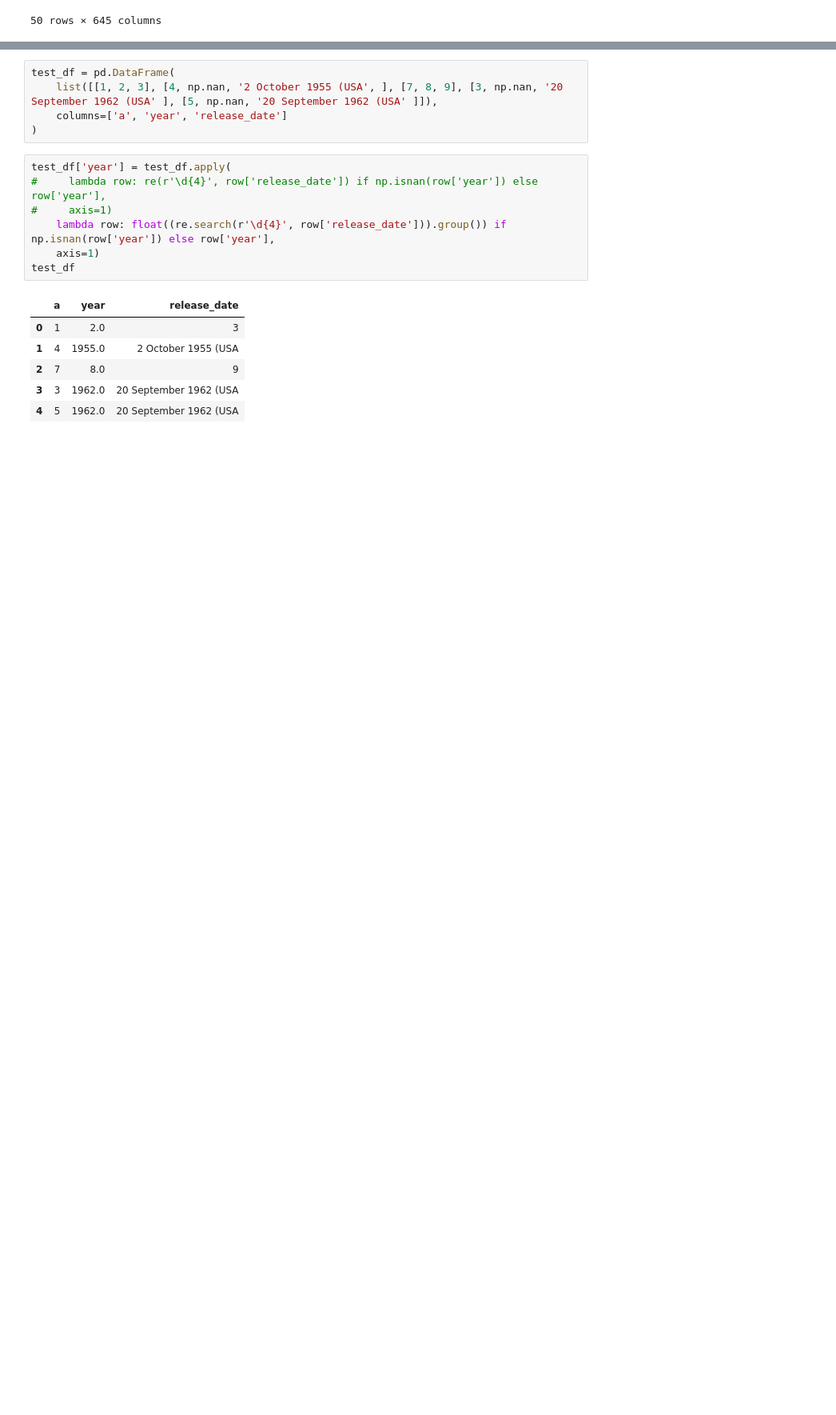
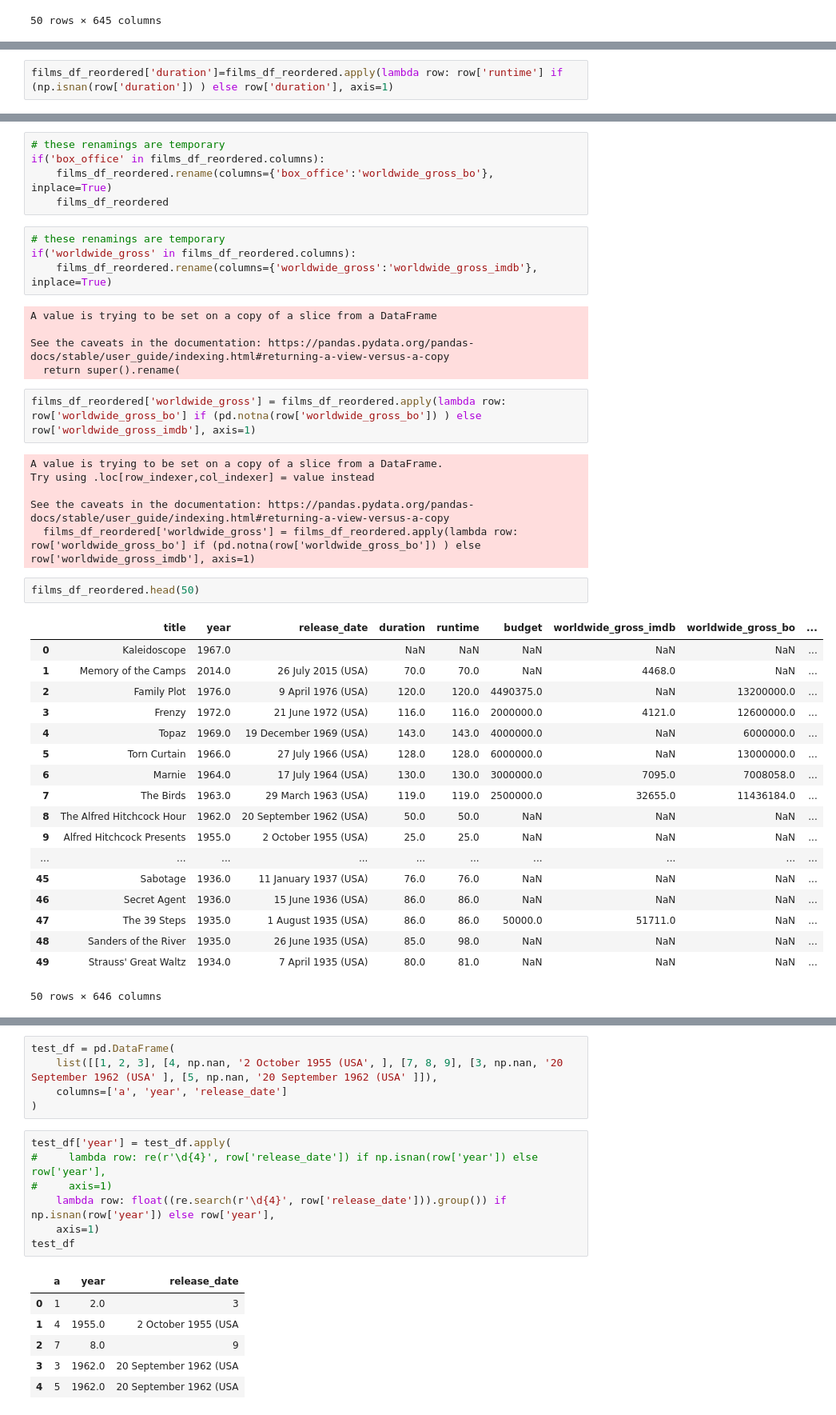
Before and after one commit to jmailman/scrape_flix, a Jupyter notebook: film_directors_streamlined.ipynb, the cells around one changed output, grey strips where cells are left out. Shown: that part at 80% size. Drawn from its saved outputs; the diff is of its cells as text; blank space fills up the shorter version.

Commit message:
cleans _duration_ column, _worldwide_gross_ column, and reorders columns

```diff
--- a/film_directors_streamlined.ipynb
+++ b/film_directors_streamlined.ipynb
@@ -564,0 +567,2 @@ films_df_reordered.tail(50)
+# %%
+films_df_reordered['duration']=films_df_reordered.apply(lambda row: row['runtime'] if (np.isnan(row['duration']) ) else row['duration'], axis=1)
@@ -564,0 +577,43 @@ films_df_reordered.tail(50)
+# %%
+# these renamings are temporary
+if('box_office' in films_df_reordered.columns):
+    films_df_reordered.rename(columns={'box_office':'worldwide_gross_bo'}, inplace=True)
+    films_df_reordered
+# %%
+# these renamings are temporary
+if('worldwide_gross' in films_df_reordered.columns):
+    films_df_reordered.rename(columns={'worldwide_gross':'worldwide_gross_imdb'}, inplace=True)
+# %% [output]
+A value is trying to be set on a copy of a slice from a DataFrame
+
+See the caveats in the documentation: https://pandas.pydata.org/pandas-docs/stable/user_guide/indexing.html#returning-a-view-versus-a-copy
+  return super().rename(
+# %%
+films_df_reordered['worldwide_gross'] = films_df_reordered.apply(lambda row: row['worldwide_gross_bo'] if (pd.notna(row['worldwide_gross_bo']) ) else row['worldwide_gross_imdb'], axis=1)
+# %% [output]
+A value is trying to be set on a copy of a slice from a DataFrame.
+Try using .loc[row_indexer,col_indexer] = value instead
+
+See the caveats in the documentation: https://pandas.pydata.org/pandas-docs/stable/user_guide/indexing.html#returning-a-view-versus-a-copy
+  films_df_reordered['worldwide_gross'] = films_df_reordered.apply(lambda row: row['worldwide_gross_bo'] if (pd.notna(row['worldwide_gross_bo']) ) else row['worldwide_gross_imdb'], axis=1)
+# %%
+films_df_reordered.head(50)
+# %% [output]
+|  | title | year | release_date | duration | runtime | budget | worldwide_gross_imdb | worldwide_gross_bo | ... |
+| 0 | Kaleidoscope | 1967.0 |  | NaN | NaN | NaN | NaN | NaN | ... |
+| 1 | Memory of the Camps | 2014.0 | 26 July 2015 (USA) | 70.0 | 70.0 | NaN | 4468.0 | NaN | ... |
+| 2 | Family Plot | 1976.0 | 9 April 1976 (USA) | 120.0 | 120.0 | 4490375.0 | NaN | 13200000.0 | ... |
+| 3 | Frenzy | 1972.0 | 21 June 1972 (USA) | 116.0 | 116.0 | 2000000.0 | 4121.0 | 12600000.0 | ... |
+| 4 | Topaz | 1969.0 | 19 December 1969 (USA) | 143.0 | 143.0 | 4000000.0 | NaN | 6000000.0 | ... |
+| 5 | Torn Curtain | 1966.0 | 27 July 1966 (USA) | 128.0 | 128.0 | 6000000.0 | NaN | 13000000.0 | ... |
+| 6 | Marnie | 1964.0 | 17 July 1964 (USA) | 130.0 | 130.0 | 3000000.0 | 7095.0 | 7008058.0 | ... |
+| 7 | The Birds | 1963.0 | 29 March 1963 (USA) | 119.0 | 119.0 | 2500000.0 | 32655.0 | 11436184.0 | ... |
+| 8 | The Alfred Hitchcock Hour | 1962.0 | 20 September 1962 (USA) | 50.0 | 50.0 | NaN | NaN | NaN | ... |
+| 9 | Alfred Hitchcock Presents | 1955.0 | 2 October 1955 (USA) | 25.0 | 25.0 | NaN | NaN | NaN | ... |
+| ... | ... | ... | ... | ... | ... | ... | ... | ... | ... |
+| 45 | Sabotage | 1936.0 | 11 January 1937 (USA) | 76.0 | 76.0 | NaN | NaN | NaN | ... |
+| 46 | Secret Agent | 1936.0 | 15 June 1936 (USA) | 86.0 | 86.0 | NaN | NaN | NaN | ... |
+| 47 | The 39 Steps | 1935.0 | 1 August 1935 (USA) | 86.0 | 86.0 | 50000.0 | 51711.0 | NaN | ... |
+| 48 | Sanders of the River | 1935.0 | 26 June 1935 (USA) | 85.0 | 98.0 | NaN | NaN | NaN | ... |
+| 49 | Strauss' Great Waltz | 1934.0 | 7 April 1935 (USA) | 80.0 | 81.0 | NaN | NaN | NaN | ... |
+50 rows × 646 columns
```
Also changed, not shown: parts of 13 cells of this notebook.
